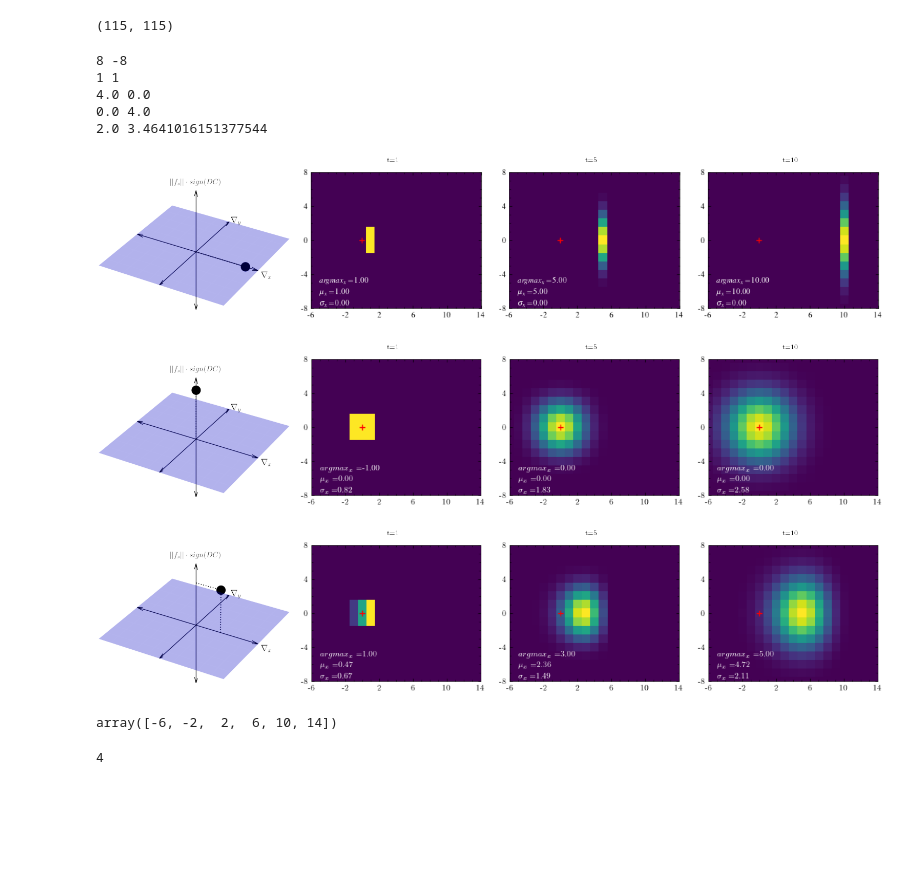
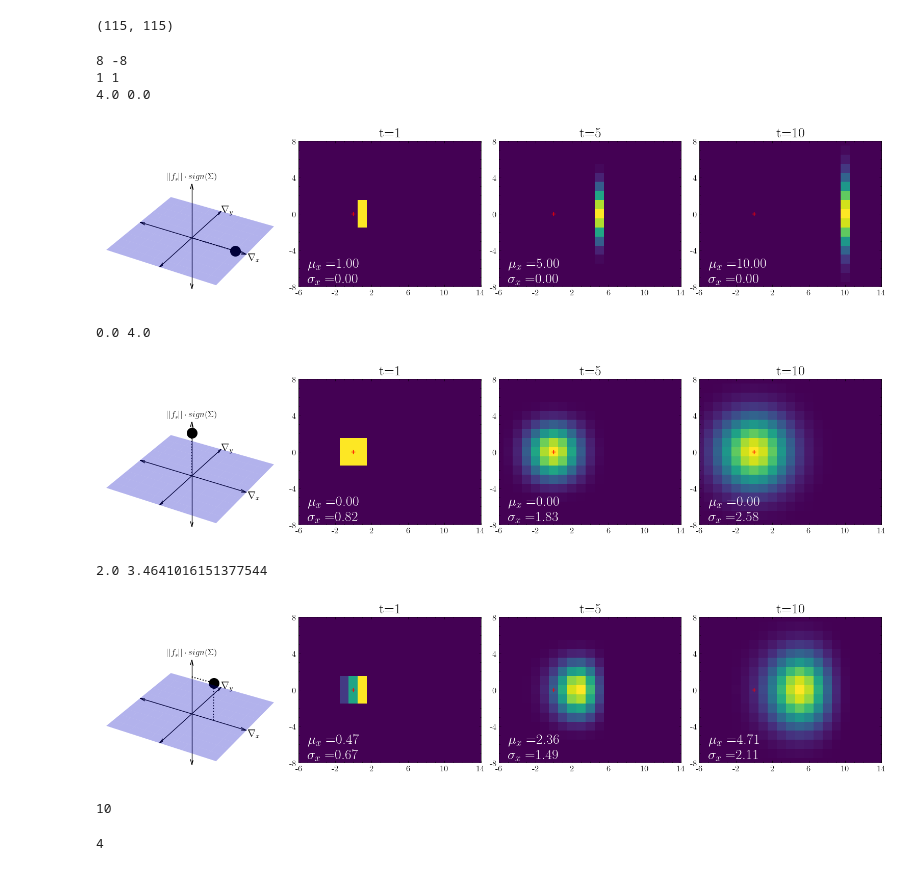
Before and after one commit to liamaltarac/miv_cvpr, a Jupyter notebook: propagation_unipolar/prop_uni_single_pixel_3x3_relu.ipynb, the cells around one changed output. Cells and saved outputs as stored; diff of their text form; code cells hidden in the pictures; blank space fills up the shorter version.

```diff
--- a/propagation_unipolar/prop_uni_single_pixel_3x3_relu.ipynb
+++ b/propagation_unipolar/prop_uni_single_pixel_3x3_relu.ipynb
@@ -133,9 +133,24 @@ for activation in activations:
 			os.makedirs(directory)
 
 
+
+
+		#Generate Plot
+		fig = plt.figure(figsize=(16,len(timestamps)+1))
+		gs = fig.add_gridspec(1,len(timestamps)+1, wspace=0.1)
+
+		ax0 = fig.add_subplot(gs[0], projection='3d')
+		plot_filter_x(beta2, ax = ax0)
+		ax0.axis('off')
+
+		#for i, im in enumerate(images):
+		plot_num = 1
 		for i in range(timestamps[-1]+1):
 			if i in timestamps:
-				fig, ax = plt.subplots()
+
+				ax = fig.add_subplot(gs[plot_num])
+				plot_num+=1
+
 				x = x/np.std(x)
 				vals = x[0, x.shape[1]//2, :, :]
 				vals = vals/np.sum(vals)
@@ -154,9 +169,9 @@ for activation in activations:
 				ax.add_patch(arr)'''
 
 
-				ax.annotate(r'$\sigma_x=$'+f"{std:.2f}", (0.05,0.01), ha='left', va='bottom',color='white', xycoords='axes fraction')
-				ax.annotate(r'$\mu_x=$'+f"{mean:.2f}", (0.05,0.09), ha='left', va='bottom',color='white', xycoords='axes fraction')
-				ax.annotate(r'$argmax_x=$'+f"{np.argmax(vals)-mid:.2f}", (0.05,.17), ha='left', va='bottom',color='white', xycoords='axes fraction')
+				ax.annotate(r'$\sigma_x=$'+f"{std:.2f}", (0.05,0.01), ha='left', va='bottom',color='white', xycoords='axes fraction', fontsize=20)
+				ax.annotate(r'$\mu_x=$'+f"{mean:.2f}", (0.05,0.11), ha='left', va='bottom',color='white', xycoords='axes fraction', fontsize=20)
+				#ax.annotate(r'$argmax_x=$'+f"{np.argmax(vals)-mid:.2f}", (0.05,.17), ha='left', va='bottom',color='white', xycoords='axes fraction')
 
 				#ax.annotate(r'$\sigma=$'+f"{std:.2f}", (.5, 6), xycoords=arr, ha='center', va='bottom',color='white')
 				#ax.arrow(, 112, dx=, dy= 0, color='black')
@@ -171,59 +186,58 @@ for activation in activations:
 				yticks = ax.get_yticks()
 
 				#ax.set_xticklabels(np.arange(min_x, max_x+1, step=2))
 				#ax.set_yticklabels(np.arange(min_y, max_y+1, step=2))
 				xticks = np.arange(np.sign(min_x) * (np.abs(min_x)//2)*2, step+(max_x//2)*2, step=step) + mid
 				yticks = np.arange(np.sign(min_y) * (np.abs(min_y)//2)*2, step+(max_y//2)*2, step=step) + mid
 				ax.set_xticks(xticks)
 				ax.set_yticks(yticks)
+				ax.tick_params(axis='x', labelsize=12)
+				ax.tick_params(axis='y', labelsize=12)
+
 
 				ax.set_xticklabels([x - mid for x in xticks])
 				ax.set_yticklabels([y - mid for y in yticks])
 
 
 
 				#ax.set_xticks(np.linspace(-round(std)-1, round(std)+1, int(0.5*(std)+3)))
 				#fig.colorbar(im, orientation='vertical')
 
-				plt.close(fig)
+				'''plt.close(fig)
 				buf = BytesIO()
-				fig.savefig(buf, format="png", dpi=fig.dpi, bbox_inches="tight")
-				buf.seek(0)
+				fig.savefig(buf, format="svg", dpi=fig.dpi, bbox_inches="tight")
+				buf.seek(0)'''
 
 
-				images.append(Image.open(buf))
+
+				#ax0.imshow(im)
+				#ax.axis('off')
+				ax.set_title(f"t={i}", fontsize=20)
+
+
+				#images.append(Image.open(buf))
 
 			x = activation( tf.nn.conv2d(x, w , strides=(1,1),
 									padding='SAME') )
 
-		#Generate Plot
-		fig = plt.figure(figsize=(16,4))
-		gs = fig.add_gridspec(1,len(timestamps)+1, wspace=0.04)
 
-		ax0 = fig.add_subplot(gs[0])
-		ax0.imshow(plot_filter_x(beta2))
-		ax0.axis('off')
-		for i, im in enumerate(images):
-			ax0 = fig.add_subplot(gs[i+1])
-			ax0.imshow(im)
-			ax0.axis('off')
-			ax0.set_title(f"t={timestamps[i]}")
 
-		fig.subplots_adjust(left=0.02, right=0.98, top=0.9, bottom=0.01, wspace=0.01)
-		fig.savefig(f"{experiment_name}_{k}x{k}__{activation.__name__}_{beta2}.png", format="png", dpi=fig.dpi, bbox_inches="tight")
+		fig.subplots_adjust(left=0.02, right=0.98, top=0.9, bottom=0.01, wspace=0.1)
+		fig.savefig(f"{experiment_name}_{k}x{k}__{activation.__name__}_{beta2}.pdf", format="pdf", dpi=fig.dpi, bbox_inches="tight")
+		plt.show()
 # %% [output]
 8 -8
 1 1
 4.0 0.0
-0.0 4.0
-2.0 3.4641016151377544
-[figure, old version]
+[figure, new version]
+0.0 4.0
-[figure, old version]
+[figure, new version]
+2.0 3.4641016151377544
-[figure, old version]
+[figure, new version]
-# %%
-xticks-mid
-# %% [output]
-array([-6, -2,  2,  6, 10, 14])
+# %%
+i
+# %% [output]
+10
 # %%
 step
 # %% [output]
```
Also changed, not shown: 4 other files.
